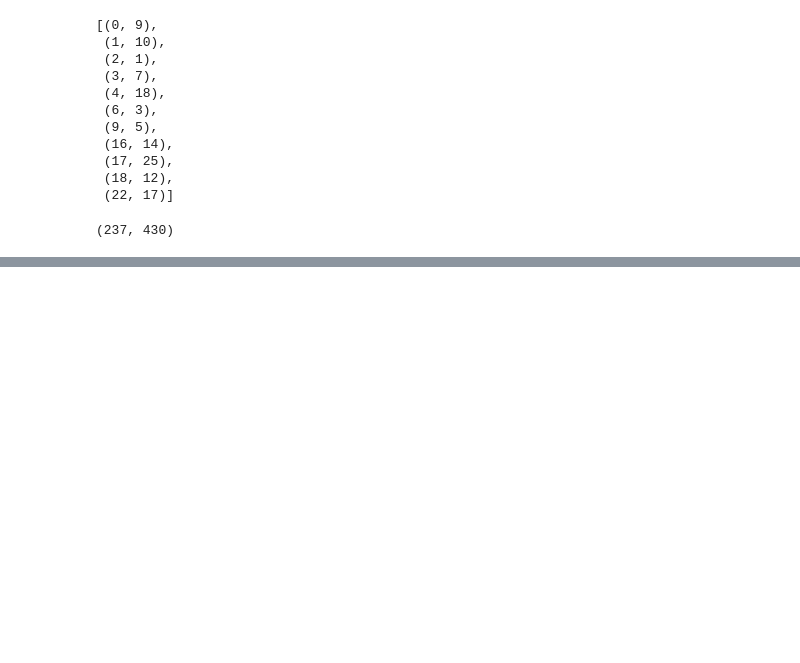
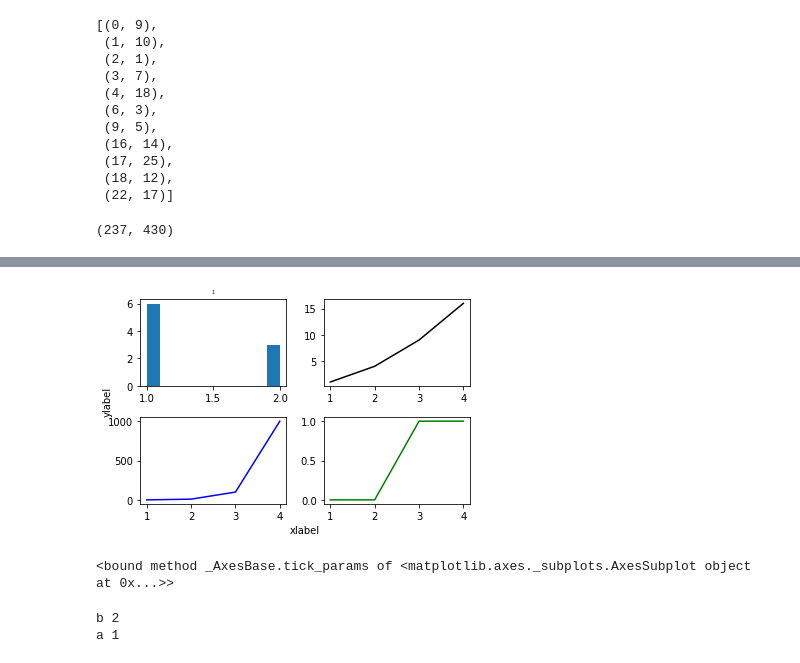
Before and after one commit to jonasagx/nephos, a Jupyter notebook: notebooks/Experiment 2 - Matching and filtering.ipynb, the cells around one changed output, grey strips where cells are left out. Drawn from its saved outputs; the diff is of its cells as text; code cells hidden in the pictures; blank space fills up the shorter version.

```diff
--- a/notebooks/Experiment 2 - Matching and filtering.ipynb
+++ b/notebooks/Experiment 2 - Matching and filtering.ipynb
@@ -155,0 +154,35 @@ run ../src/makeWindsMap.py
+# %%
+import matplotlib.pyplot as plt
+
+fig = plt.figure()
+
+ax = fig.add_subplot(111)
+ax.set_xlabel("xlabel")
+ax.set_ylabel("ylabel")
+
+ax.spines['top'].set_color('none')
+ax.spines['bottom'].set_color('none')
+ax.spines['left'].set_color('none')
+ax.spines['right'].set_color('none')
+ax.tick_params(labelcolor='w', top='off', bottom='off', left='off', right='off')
+
+ax1 = fig.add_subplot(221)
+ax1.set_title("1", fontsize=5)
+ax1.hist([1,1,1,1,1,1,2,2,2])
+
+ax2 = fig.add_subplot(222)
+ax2.plot([1,2,3,4], [1,4,9,16], 'k-')
+
+ax3 = fig.add_subplot(223)
+ax3.plot([1,2,3,4], [1,10,100,1000], 'b-')
+
+ax4 = fig.add_subplot(224)
+ax4.plot([1,2,3,4], [0,0,1,1], 'g-')
+
+
+plt.tight_layout()
+fig = plt.gcf()
+
+plt.show()
+# %% [output]
+[figure, added]
@@ -155,0 +193,4 @@ run ../src/makeWindsMap.py
+# %%
+ax.tick_params
+# %% [output]
+<bound method _AxesBase.tick_params of <matplotlib.axes._subplots.AxesSubplot object at 0x...>>
@@ -155,0 +199,6 @@ run ../src/makeWindsMap.py
+# %%
+for k, v in {'a':1, 'b': 2}.items():
+    print(k, v)
+# %% [output]
+b 2
+a 1
```
Also changed, not shown: parts of 7 cells of this notebook.
